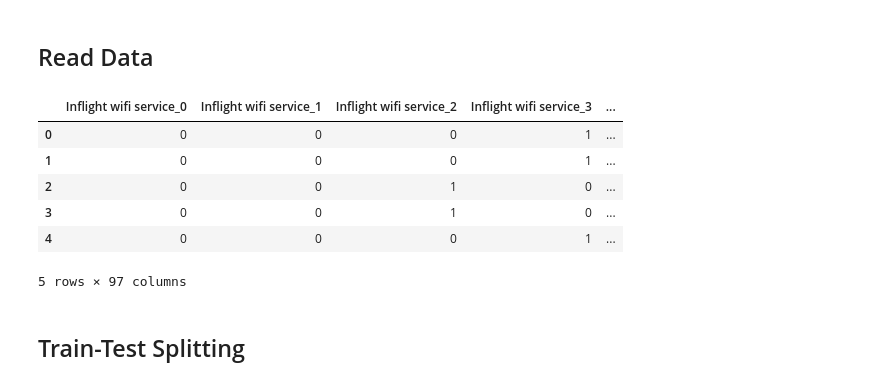
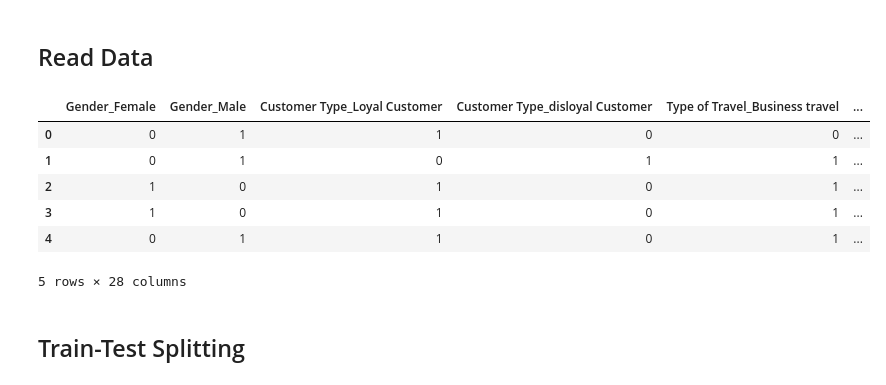
Before and after one commit to MLol-3/AeroPulse, a Jupyter notebook: data-analysis/train_model.ipynb, the cells around one changed output. Cells and saved outputs as stored; diff of their text form; code cells hidden in the pictures.

Commit message:
update export_data📈

```diff
--- a/data-analysis/train_model.ipynb
+++ b/data-analysis/train_model.ipynb
@@ -6,19 +6,19 @@ from sklearn.model_selection import cross_val_score
 # %% [markdown]
 ## Read Data
 # %%
-data_name = "dummy"
-# data_name = "dummy_object"
+# data_name = "dummy"
+data_name = "dummy_object"
 df = pd.read_csv(f"../datasets/data_{data_name}.csv")
 df_copy = df.copy()
 df_copy.head()
 # %% [output]
-|  | Inflight wifi service_0 | Inflight wifi service_1 | Inflight wifi service_2 | Inflight wifi service_3 | ... |
-| 0 | 0 | 0 | 0 | 1 | ... |
-| 1 | 0 | 0 | 0 | 1 | ... |
-| 2 | 0 | 0 | 1 | 0 | ... |
-| 3 | 0 | 0 | 1 | 0 | ... |
-| 4 | 0 | 0 | 0 | 1 | ... |
+|  | Gender_Female | Gender_Male | Customer Type_Loyal Customer | Customer Type_disloyal Customer | Type of Travel_Business travel | ... |
+| 0 | 0 | 1 | 1 | 0 | 0 | ... |
+| 1 | 0 | 1 | 0 | 1 | 1 | ... |
+| 2 | 1 | 0 | 1 | 0 | 1 | ... |
+| 3 | 1 | 0 | 1 | 0 | 1 | ... |
+| 4 | 0 | 1 | 1 | 0 | 1 | ... |
-5 rows × 97 columns
+5 rows × 28 columns
 # %% [markdown]
 ## Train-Test Splitting
 # %%
```
Also changed, not shown: parts of 30 cells of this notebook, 8 other files.
